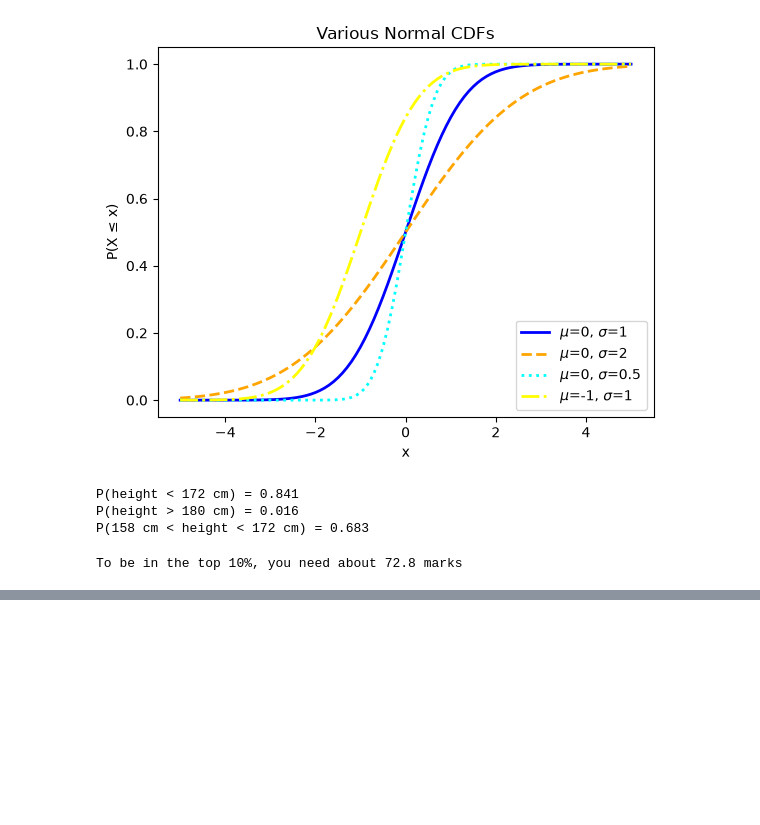
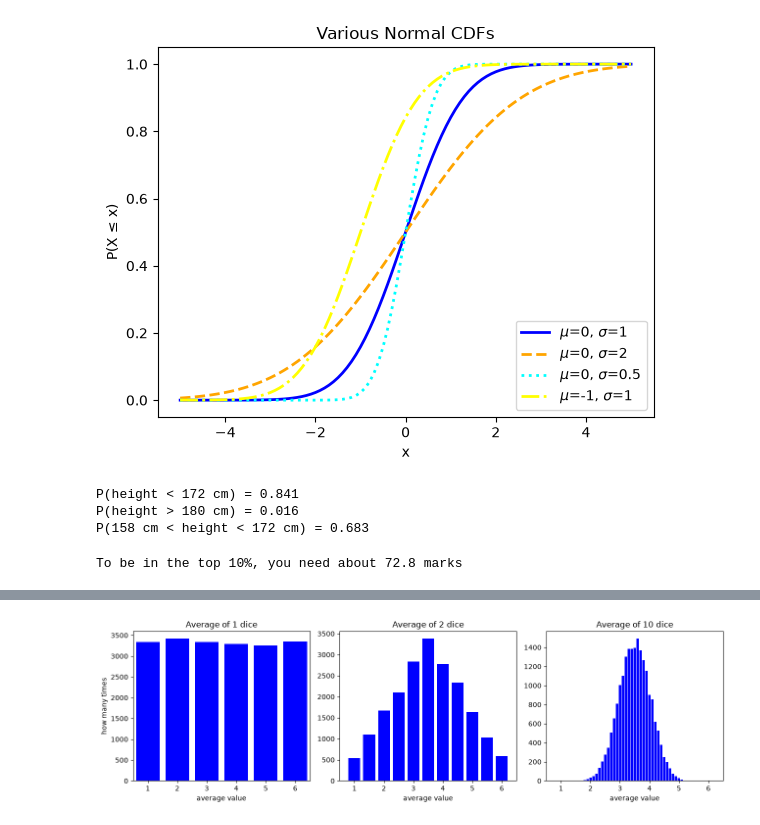
Before and after one commit to mat6099/ML_Debasis_Das, a Jupyter notebook: Probability.ipynb, the cells around one changed output, grey strips where cells are left out. Cells and saved outputs as stored; diff of their text form; code cells hidden in the pictures; blank space fills up the shorter version.

```diff
--- a/Probability.ipynb
+++ b/Probability.ipynb
@@ -330,0 +337,24 @@ To be in the top 10%, you need about 72.8 marks
+# %%
+# One dice roll is flat (each face equally likely), not a bell at all.
+# But watch what happens when we take the average of several dice
+
+
+random.seed(7)
+
+def average_of_dice(n):
+    return sum(random.randint(1, 6) for _ in range(n)) / n
+
+fig, axes = plt.subplots(1, 3, figsize=(13, 4))
+for ax, n in zip(axes, [1, 2, 10]):
+    averages = [round(average_of_dice(n), 2) for _ in range(20_000)]
+    counts = Counter(averages)                     # how many times each average appeared
+    ax.bar(list(counts.keys()), list(counts.values()),
+           width=0.8 / n, color='blue')              # thinner bars when there are more possible values
+    ax.set_title(f"Average of {n} dice")
+    ax.set_xlabel("average value")
+    ax.set_xlim(0.5, 6.5)
+axes[0].set_ylabel("how many times")
+plt.tight_layout()
+plt.show()
+# %% [output]
+[figure, added]
```
Also changed, not shown: parts of 3 cells of this notebook.
